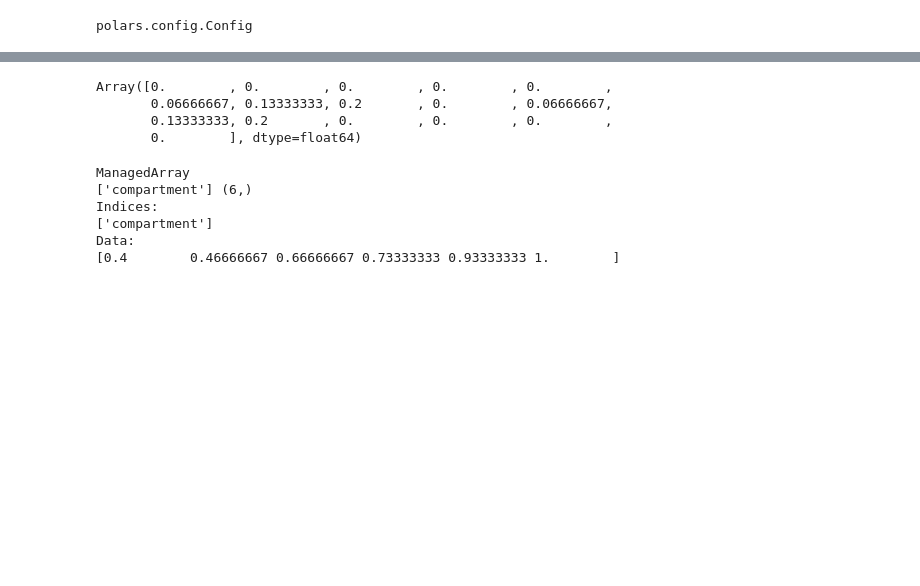
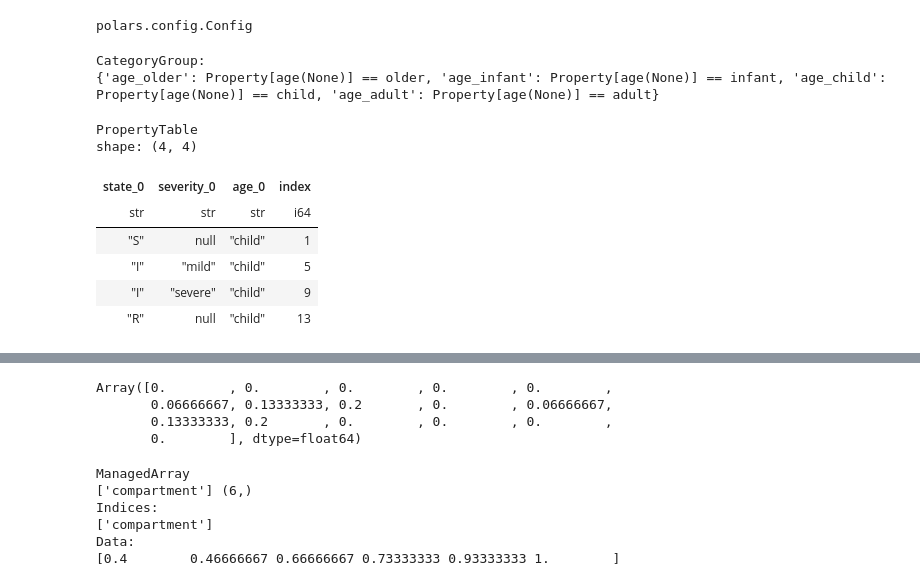
Before and after one commit to monash-emu/summer3proto, a Jupyter notebook: notebooks/ma/expanding_ops.ipynb, the cells around one changed output, grey strips where cells are left out. Drawn from its saved outputs; the diff is of its cells as text; code cells hidden in the pictures; blank space fills up the shorter version.

```diff
--- a/notebooks/ma/expanding_ops.ipynb
+++ b/notebooks/ma/expanding_ops.ipynb
@@ -20,0 +24,16 @@ pt = PropertyTable.from_property(state).stratify(severity, state=="I").stratify(
+# %%
+age[np.roll(age.traits,1)].categories()
+# %% [output]
+CategoryGroup:
+{'age_older': Property[age(None)] == older, 'age_infant': Property[age(None)] == infant, 'age_child': Property[age(None)] == child, 'age_adult': Property[age(None)] == adult}
+# %%
+pt.filter(age[["child","infant"]].categories().cats["age_child"])
+# %% [output]
+PropertyTable
+shape: (4, 4)
+| state_0 | severity_0 | age_0 | index |
+| str | str | str | i64 |
+| "S" | null | "child" | 1 |
+| "I" | "mild" | "child" | 5 |
+| "I" | "severe" | "child" | 9 |
+| "R" | null | "child" | 13 |
```
Also changed, not shown: parts of 30 cells of this notebook, 3 other files.
